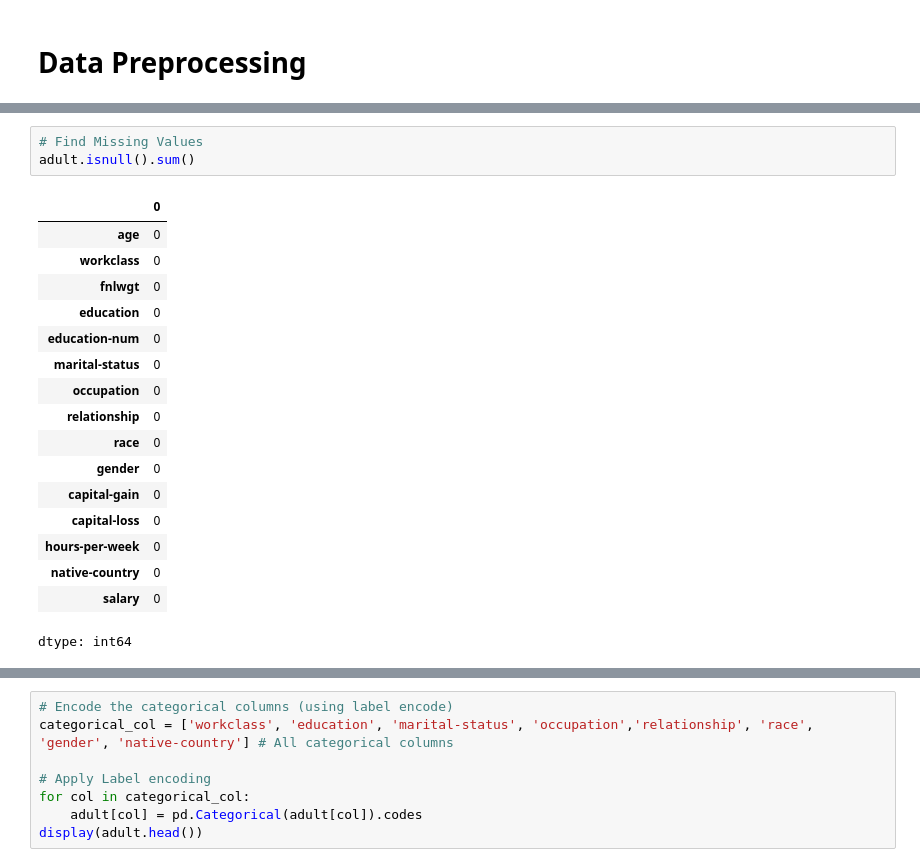
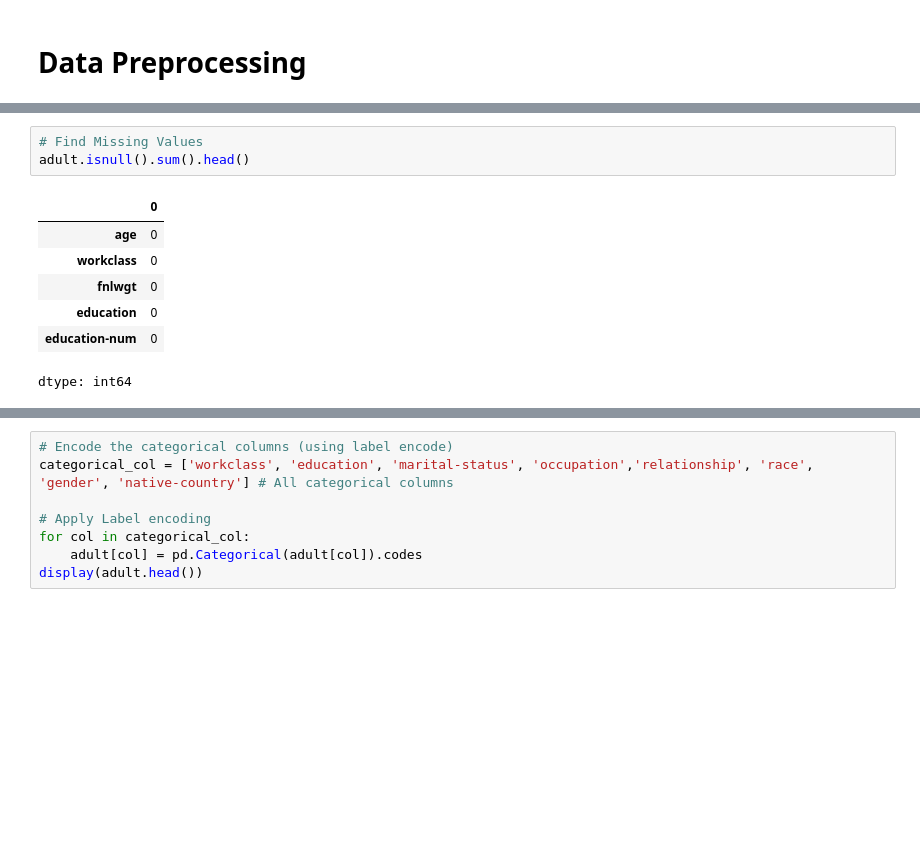
Before and after one commit to Do0oze/ML_CourseProject, a Jupyter notebook: Adult Income/Adult_Income_Supervise.ipynb, the cells around one changed output, grey strips where cells are left out. Cells and saved outputs as stored; diff of their text form; blank space fills up the shorter version.

```diff
--- a/Adult Income/Adult_Income_Supervise.ipynb
+++ b/Adult Income/Adult_Income_Supervise.ipynb
@@ -39,23 +31,13 @@ Using Colab cache for faster access to the 'adult-income' dataset.
 # %%
 # Find Missing Values
-adult.isnull().sum()
+adult.isnull().sum().head()
 # %% [output]
 |  | 0 |
 | age | 0 |
 | workclass | 0 |
 | fnlwgt | 0 |
 | education | 0 |
 | education-num | 0 |
-| marital-status | 0 |
-| occupation | 0 |
-| relationship | 0 |
-| race | 0 |
-| gender | 0 |
-| capital-gain | 0 |
-| capital-loss | 0 |
-| hours-per-week | 0 |
-| native-country | 0 |
-| salary | 0 |
 dtype: int64
 # %%
 # label encoding for (income); convert  <=50K to 1 & >50K to 0
```
Also changed, not shown: parts of 4 cells of this notebook.
